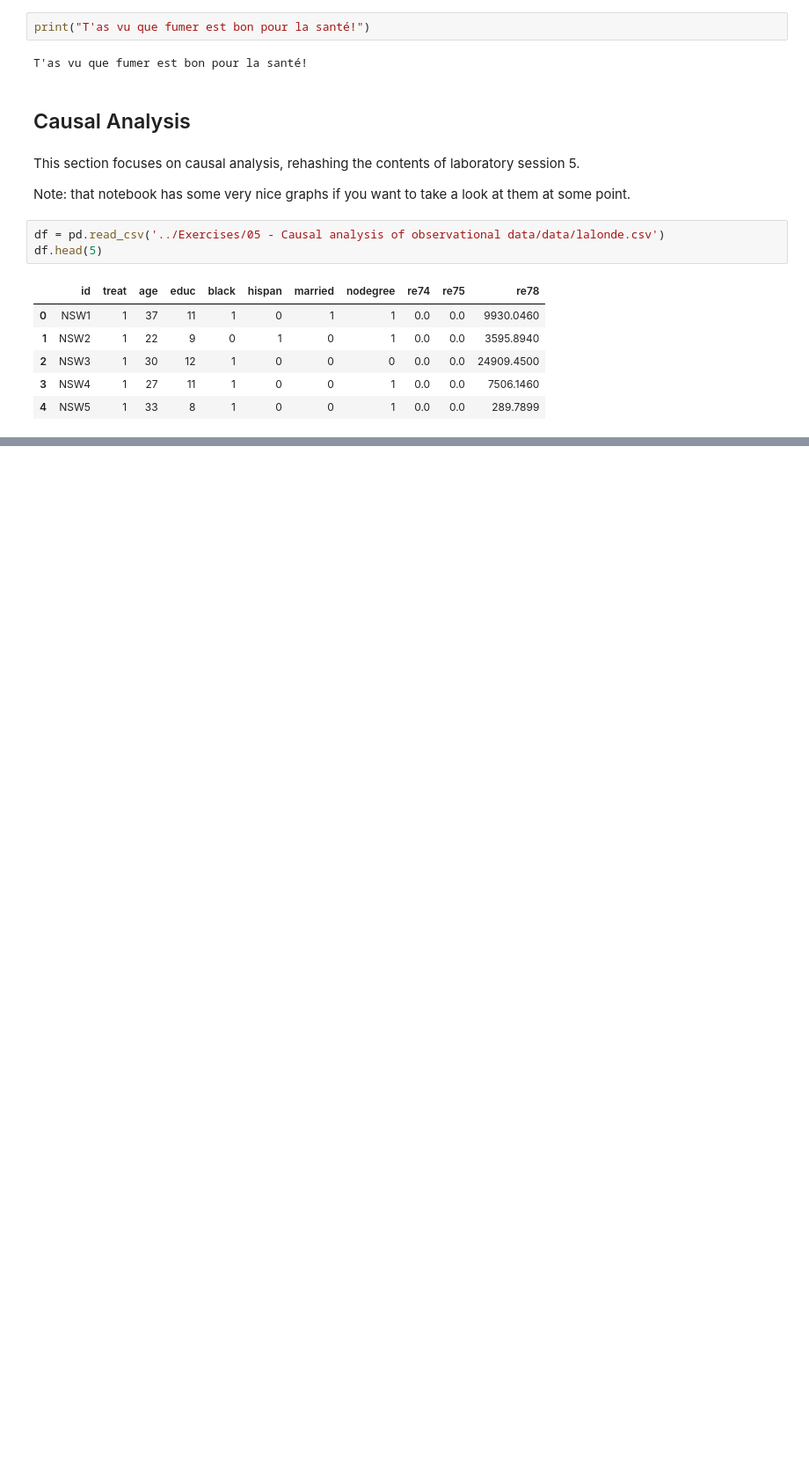
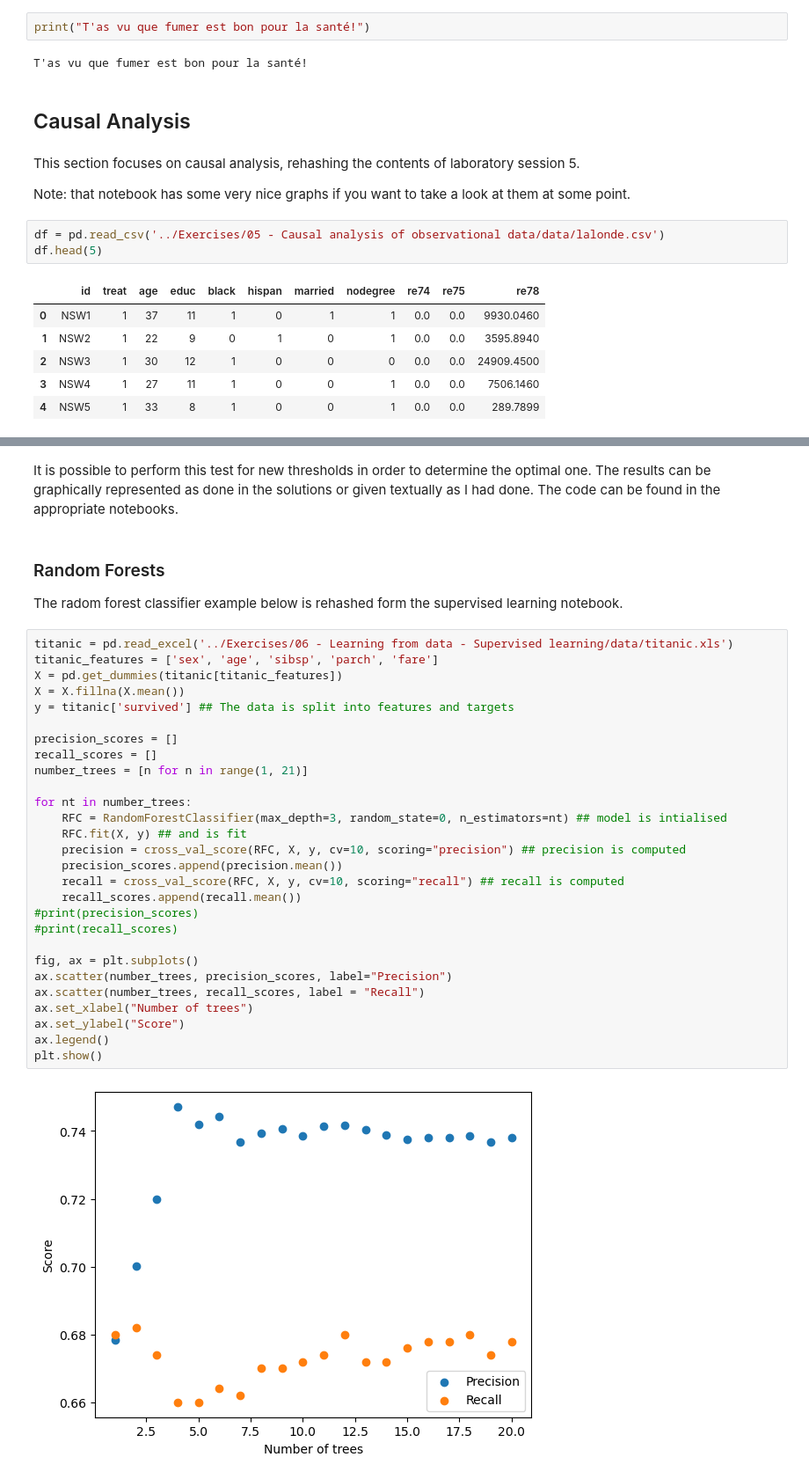
Before and after one commit to kabdelno/PersonalRepo-CS401, a Jupyter notebook: ExamPrep/MasterNotebook.ipynb, the cells around one changed output, grey strips where cells are left out. Shown at 88% size. Cells and saved outputs as stored; diff of their text form; blank space fills up the shorter version.

```diff
--- a/ExamPrep/MasterNotebook.ipynb
+++ b/ExamPrep/MasterNotebook.ipynb
@@ -935,0 +1254,36 @@ e st
+# %% [markdown]
+It is possible to perform this test for new thresholds in order to determine the optimal one. The results can be graphically represented as done in the solutions or given textually as I had done. The code can be found in the appropriate notebooks.
+# %% [markdown]
+### Random Forests
+
+The radom forest classifier example below is rehashed form the supervised learning notebook.
+# %%
+titanic = pd.read_excel('../Exercises/06 - Learning from data - Supervised learning/data/titanic.xls')
+titanic_features = ['sex', 'age', 'sibsp', 'parch', 'fare']
+X = pd.get_dummies(titanic[titanic_features])
+X = X.fillna(X.mean())
+y = titanic['survived'] ## The data is split into features and targets
+
+precision_scores = []
+recall_scores = []
+number_trees = [n for n in range(1, 21)]
+
+for nt in number_trees:
+    RFC = RandomForestClassifier(max_depth=3, random_state=0, n_estimators=nt) ## model is intialised
+    RFC.fit(X, y) ## and is fit
+    precision = cross_val_score(RFC, X, y, cv=10, scoring="precision") ## precision is computed
+    precision_scores.append(precision.mean())
+    recall = cross_val_score(RFC, X, y, cv=10, scoring="recall") ## recall is computed
+    recall_scores.append(recall.mean())
+#print(precision_scores)
+#print(recall_scores)
+
+fig, ax = plt.subplots()
+ax.scatter(number_trees, precision_scores, label="Precision")
+ax.scatter(number_trees, recall_scores, label = "Recall")
+ax.set_xlabel("Number of trees")
+ax.set_ylabel("Score")
+ax.legend()
+plt.show()
+# %% [output]
+[figure, added]
```
Also changed, not shown: parts of 52 cells of this notebook.
